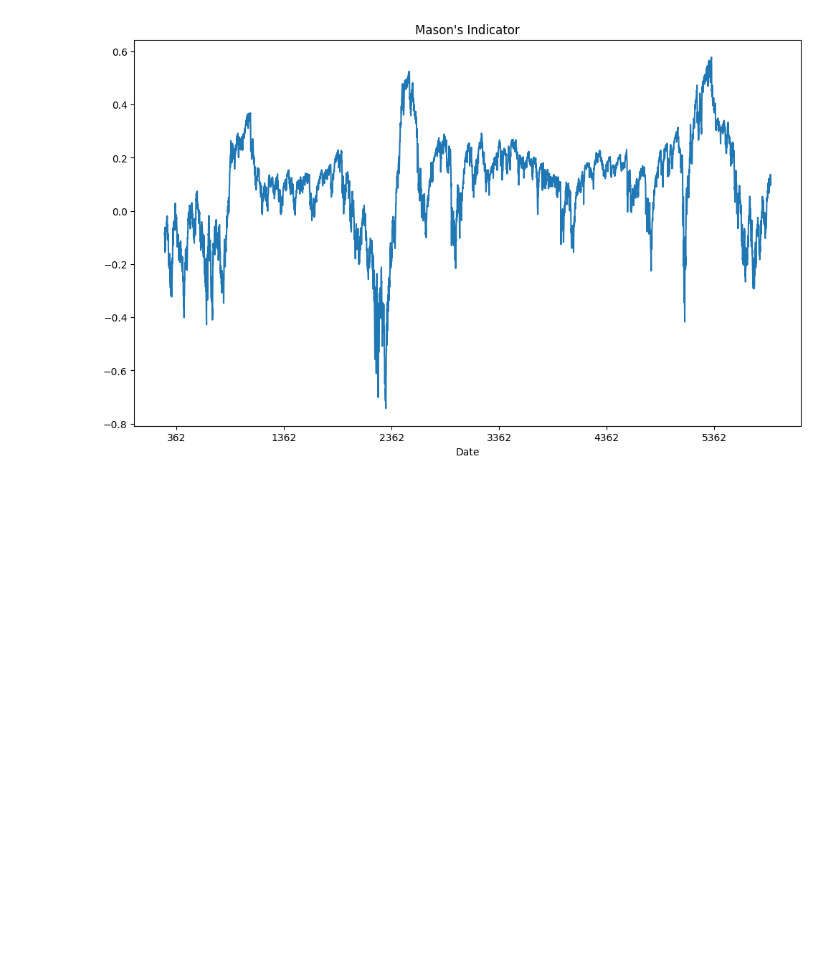
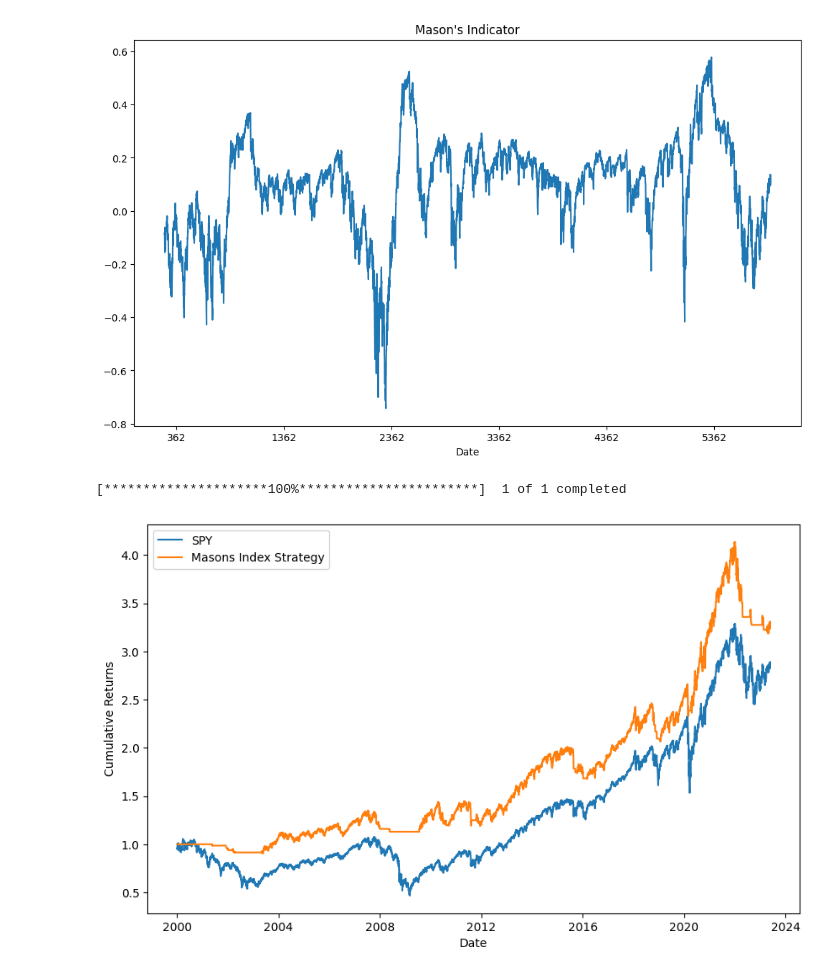
Before and after one commit to dkn-maida/farscape-investment, a Jupyter notebook: masons_new.ipynb, the cells around one changed output. Cells and saved outputs as stored; diff of their text form; code cells hidden in the pictures; blank space fills up the shorter version.

```diff
--- a/masons_new.ipynb
+++ b/masons_new.ipynb
@@ -41,3 +37,63 @@ plt.show()
 [*********************100%***********************]  1 of 1 completed
 [figure]
 [figure]
+# %%
+import yfinance as yf
+import matplotlib.pyplot as plt
+import pandas as pd
+import numpy as np
+import empyrical as ep
+
+
+# Download historical data for the ETFs
+data = yf.download('SPY', start='2000-01-01', end='2023-05-29')['Close']
+
+def masons_index(prices, window=250):
+    n = len(prices)
+    masons_index = np.zeros(n)
+
+    for k in range(window, n):
+        utility = 0
+        PX = prices[k-window:k]
+        Min = np.inf
+        Max = 0
+        for i in range(window):
+            Min = min(Min, np.min(PX[i:]))
+            Max = max(Max, np.max(PX[i:]))
+            utility += np.log(PX[-1] / Max) + np.log(PX[-1] / Min)
+
+        masons_index[k] = utility / window
+
+    return masons_index
+
+# Calculate the Masons Index for the downloaded data
+data_masons_index = masons_index(data)
+
+# Calculate the daily returns of the SPY ETF
+data_returns = data.pct_change()
+
+# Create a signal based on the Masons Index being positive or negative
+masons_signal = pd.Series(data_masons_index > 0, index=data.index)
+
+masons_signal.iloc[:250] = 0  # Set the signal to 0 for the first 250 days
+
+# Apply the strategy by multiplying the daily returns by the Masons signal (shifted by 1 day to avoid lookahead bias)
+strategy_returns = data_returns * masons_signal.shift(1)
+
+# Calculate the cumulative returns of the strategy
+cumulative_strategy_returns = (1 + strategy_returns).cumprod()
+
+# Plot the SPY ETF's cumulative returns and the strategy's cumulative returns
+fig, ax = plt.subplots(figsize=(10, 6))
+
+data_cumulative_returns = (1 + data_returns).cumprod()
+ax.plot(data_cumulative_returns.index, data_cumulative_returns, label='SPY')
+ax.plot(cumulative_strategy_returns.index, cumulative_strategy_returns, label="Masons Index Strategy")
+ax.set_xlabel('Date')
+ax.set_ylabel('Cumulative Returns')
+
+plt.legend()
+plt.show()
+# %% [output]
+[*********************100%***********************]  1 of 1 completed
+[figure, added]
```
Also changed, not shown: parts of 2 cells of this notebook, 1 other file.
